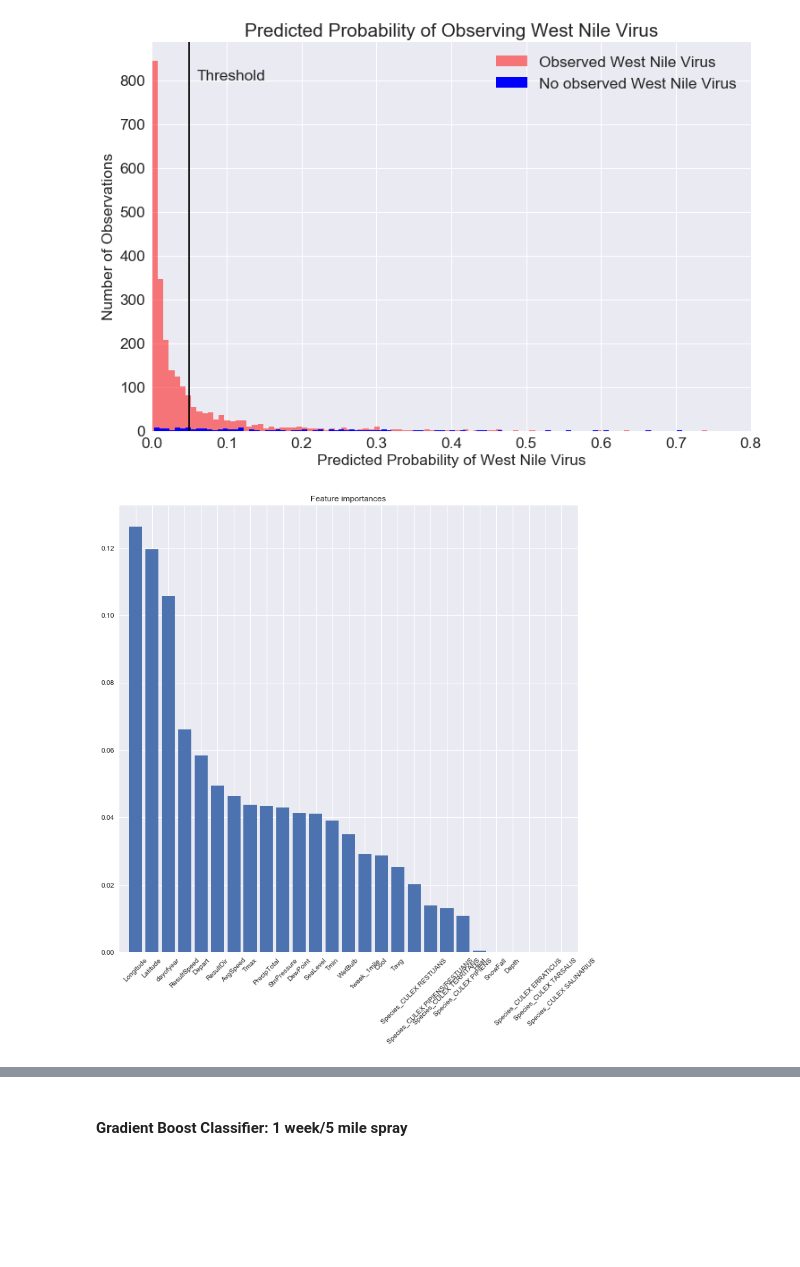
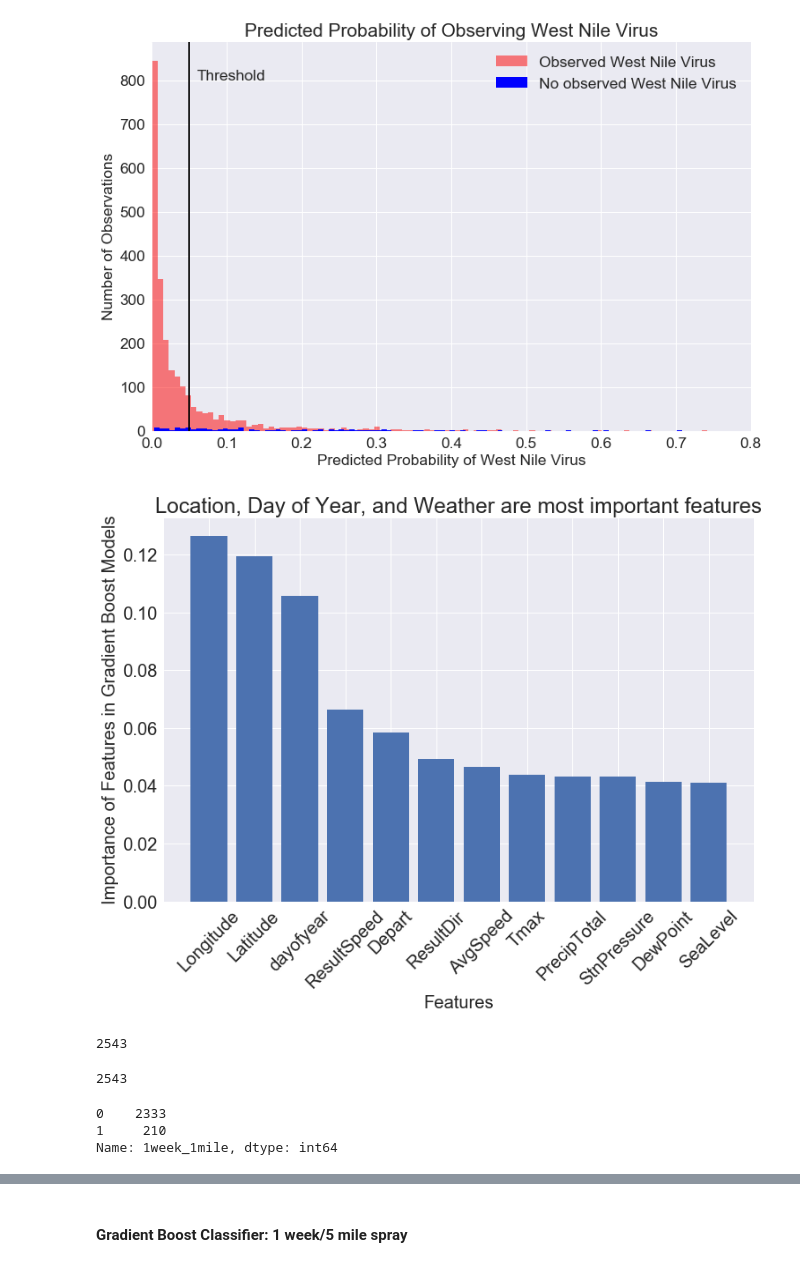
Before and after one commit to mjschillawski/west_nile_virus, a Jupyter notebook: Scoring.ipynb, the cells around one changed output, grey strips where cells are left out. Saved outputs shown, nothing was run; the diff lists cells and outputs as text; code cells hidden in the pictures; blank space fills up the shorter version.

```diff
--- a/Scoring.ipynb
+++ b/Scoring.ipynb
@@ -366,11 +366,40 @@ features.rename(columns={0:'importance'},inplace=True)
 features = features.sort_values('importance',ascending=False)
 # %%
 # Plot the feature importances of the forest
-plt.figure(figsize=(12,12))
-plt.title("Feature importances")
-plt.bar(range(0,27,1), features['importance'], align="center")
-plt.xticks(range(0,27,1),features.index,rotation=45)
-plt.xlim([-1, 27])
+fig = plt.figure(figsize=(12,8))
+
+_ = plt.title("Location, Day of Year, and Weather are most important features",fontsize='xx-large')
+_ = plt.bar(range(0,12,1), features['importance'].iloc[:12], align="center")
+
+_ = plt.xlabel('Features',fontsize='x-large')
+_ = plt.ylabel('Importance of Features in Gradient Boost Models',fontsize='x-large')
+
+_ = plt.xticks(range(0,12,1),features.index,rotation=45,fontsize='x-large')
+_ = plt.yticks(fontsize='x-large')
+
+_ = plt.xlim([-1, 12])
 plt.show()
 # %% [output]
-[figure, old version]
+[figure, new version]
+# %%
+xtest = X_tests[1]
+ytest = pd.DataFrame(y_tests[1])
+gbprobs = pd.DataFrame(gb_probas[1][:,1])
+test = pd.concat([xtest,ytest],axis=1,join='inner')
+cols = list(test.columns.values)
+# %% [output]
+2543
+# %%
+cols.append('probas')
+testscores = pd.merge(test.reset_index(),gbprobs,how='inner',left_index=True,right_index=True)
+testscores.set_index('index',inplace=True)
+testscores.rename(columns={0:'probas'},inplace=True)
+print(len(testscores))
+# %% [output]
+2543
+# %%
+testscores['1week_1mile'].value_counts()
+# %% [output]
+0    2333
+1     210
+Name: 1week_1mile, dtype: int64
```
Also changed, not shown: parts of 8 cells of this notebook, 2 other files.
